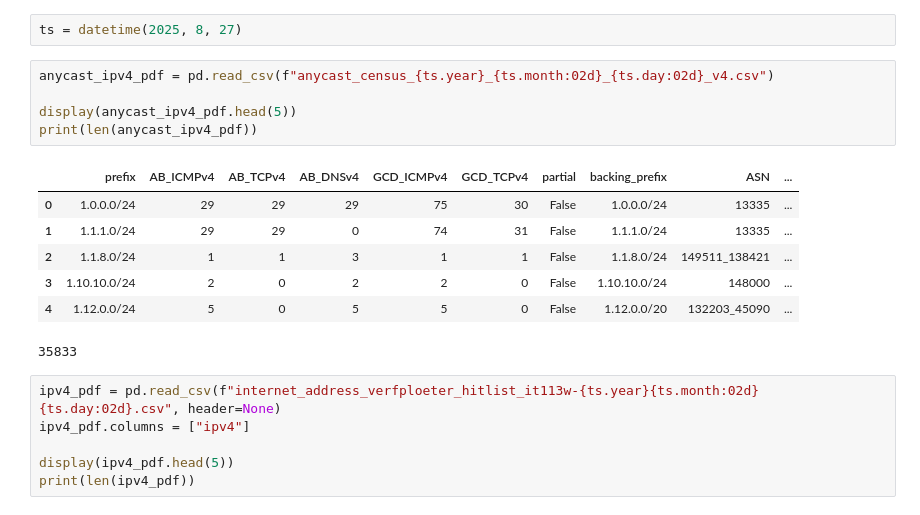
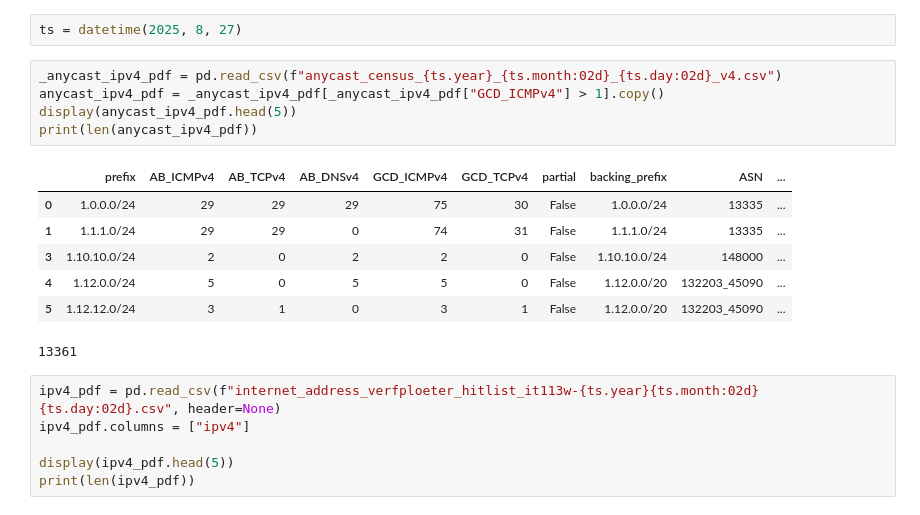
Before and after one commit to gustavoluvizotto/anycast-service-discovery, a Jupyter notebook: measurements/process_input_output.ipynb, the cells around one changed output. Drawn from its saved outputs; the diff is of its cells as text.

```diff
--- a/measurements/create_input.ipynb
+++ b/measurements/process_input_output.ipynb
@@ -12,18 +16,18 @@ import ipaddress
 # %%
 ts = datetime(2025, 8, 27)
 # %%
-anycast_ipv4_pdf = pd.read_csv(f"anycast_census_{ts.year}_{ts.month:02d}_{ts.day:02d}_v4.csv")
-
+_anycast_ipv4_pdf = pd.read_csv(f"anycast_census_{ts.year}_{ts.month:02d}_{ts.day:02d}_v4.csv")
+anycast_ipv4_pdf = _anycast_ipv4_pdf[_anycast_ipv4_pdf["GCD_ICMPv4"] > 1].copy()
 display(anycast_ipv4_pdf.head(5))
 print(len(anycast_ipv4_pdf))
 # %% [output]
 |  | prefix | AB_ICMPv4 | AB_TCPv4 | AB_DNSv4 | GCD_ICMPv4 | GCD_TCPv4 | partial | backing_prefix | ASN | ... |
 | 0 | 1.0.0.0/24 | 29 | 29 | 29 | 75 | 30 | False | 1.0.0.0/24 | 13335 | ... |
 | 1 | 1.1.1.0/24 | 29 | 29 | 0 | 74 | 31 | False | 1.1.1.0/24 | 13335 | ... |
-| 2 | 1.1.8.0/24 | 1 | 1 | 3 | 1 | 1 | False | 1.1.8.0/24 | 149511_138421 | ... |
 | 3 | 1.10.10.0/24 | 2 | 0 | 2 | 2 | 0 | False | 1.10.10.0/24 | 148000 | ... |
 | 4 | 1.12.0.0/24 | 5 | 0 | 5 | 5 | 0 | False | 1.12.0.0/20 | 132203_45090 | ... |
+| 5 | 1.12.12.0/24 | 3 | 1 | 0 | 3 | 1 | False | 1.12.0.0/20 | 132203_45090 | ... |
-35833
+13361
 # %%
 ipv4_pdf = pd.read_csv(f"internet_address_verfploeter_hitlist_it113w-{ts.year}{ts.month:02d}{ts.day:02d}.csv", header=None)
 ipv4_pdf.columns = ["ipv4"]
```
Also changed, not shown: parts of 10 cells of this notebook, 6 other files.
